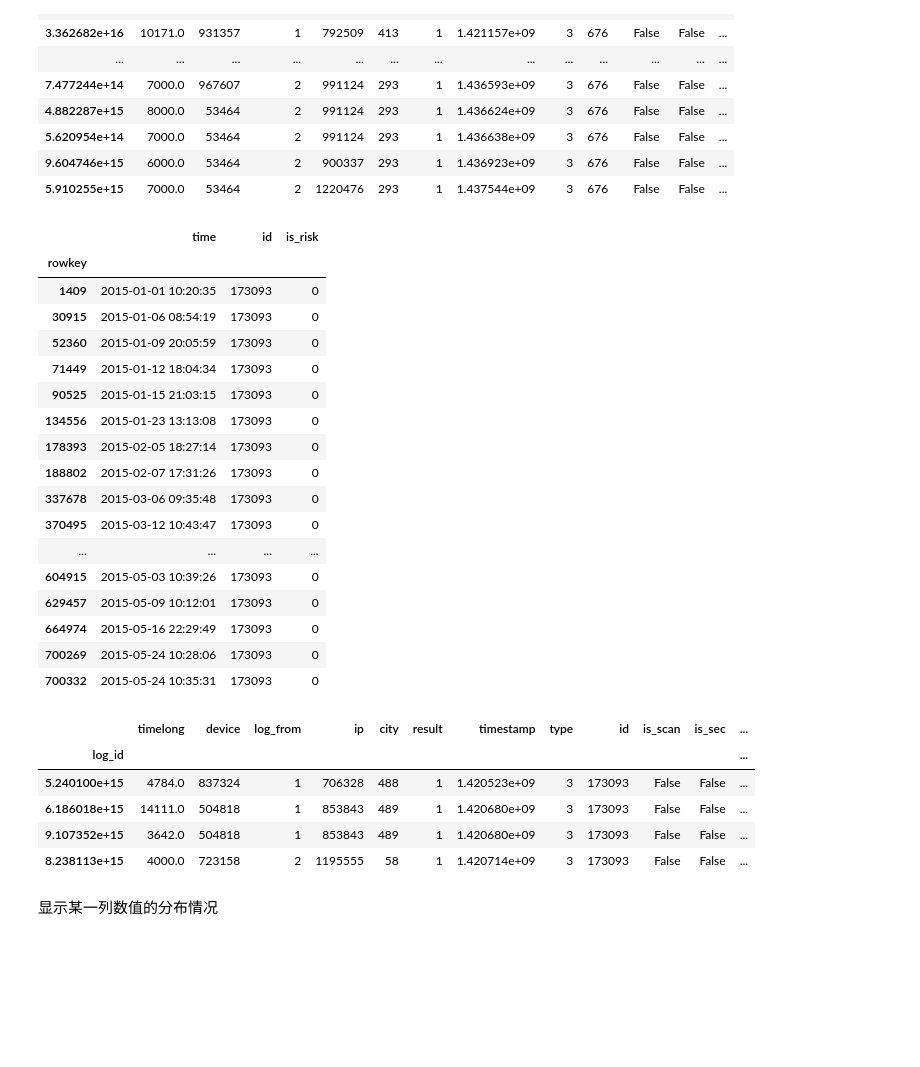
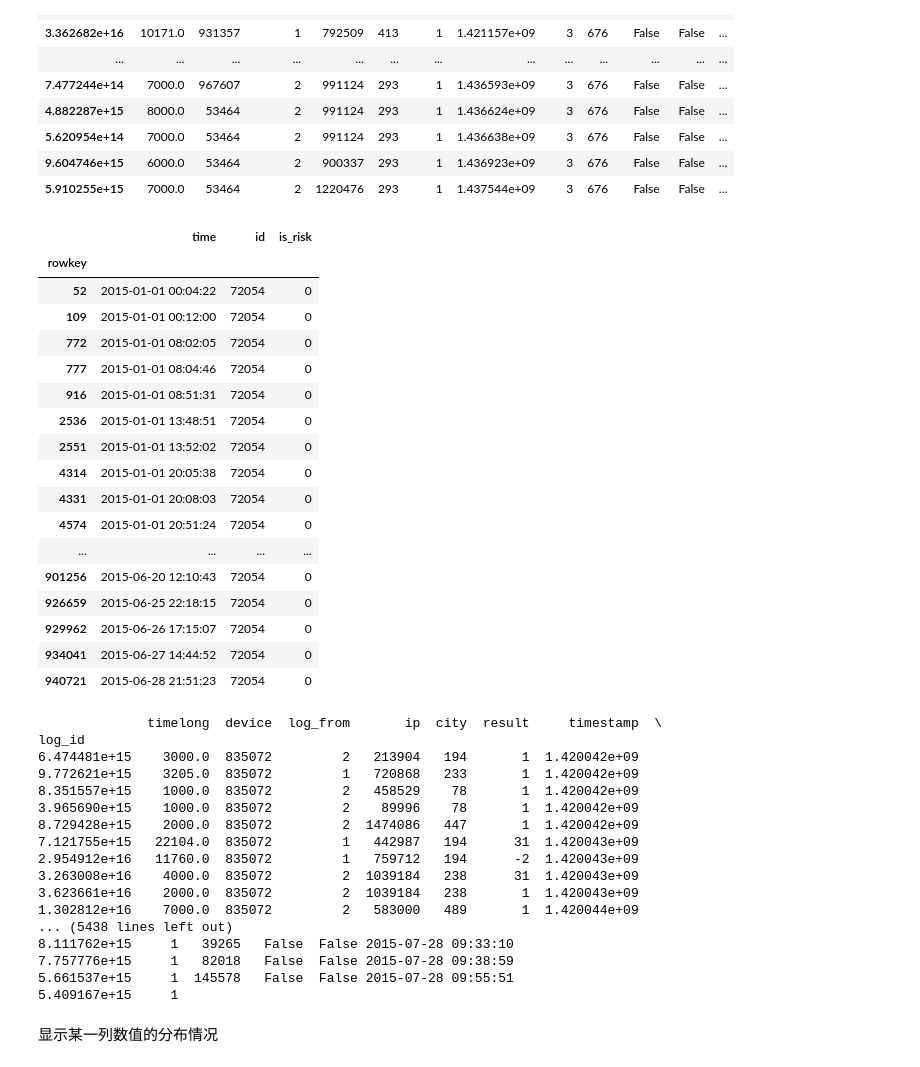
Before and after one commit to tusonggao/Kaggle_code, a Jupyter notebook: jd_contest/jd_contest.ipynb, the cells around one changed output. Saved outputs shown, nothing was run; the diff lists cells and outputs as text; code cells hidden in the pictures; blank space fills up the shorter version.

```diff
--- a/jd_contest/jd_contest.ipynb
+++ b/jd_contest/jd_contest.ipynb
@@ -52,42 +52,42 @@ removed_duplicate_login_df[removed_duplicate_login_df.id==676].sort_values(by='t
 # %%
 # 得到一列不同的值
 login_df['result'].unique()
 login_df['id'].unique()
 len(login_df['city'].unique()), len(login_df.index)
 trade_df.count()
 merged_login_df.dtypes
 # trade_df[trade_df.is_scan==True].sort_values(by='time', ascending = True)  # 174422
-trade_df[trade_df.id== 173093].sort_values(by='time', ascending = True)  # 174422
+trade_df[trade_df.id== 72054].sort_values(by='time', ascending = True)  # 174422
 # login_df.sort_values(by='time', ascending = True)  # 174422
 # time_long_negative_df = merged_login_df[merged_login_df.timelong<0].sort_values(by='time', ascending = True)
 # time_long_negative_df
 # is_scan_false_df = merged_login_df[merged_login_df.is_scan==False].sort_values(by='time', ascending = True)
 # is_scan_false_df.to_csv('./data/is_scan_false.csv')
 # is_scan_false_df['timelong'].max(), is_scan_false_df['timelong'].min()
 # len(merged_login_df[merged_login_df.device==835072]['id'].unique())
 # %% [output]
 |  | time | id | is_risk |
 | rowkey |  |  |  |
-| 1409 | 2015-01-01 10:20:35 | 173093 | 0 |
-| 30915 | 2015-01-06 08:54:19 | 173093 | 0 |
-| 52360 | 2015-01-09 20:05:59 | 173093 | 0 |
-| 71449 | 2015-01-12 18:04:34 | 173093 | 0 |
-| 90525 | 2015-01-15 21:03:15 | 173093 | 0 |
-| 134556 | 2015-01-23 13:13:08 | 173093 | 0 |
-| 178393 | 2015-02-05 18:27:14 | 173093 | 0 |
-| 188802 | 2015-02-07 17:31:26 | 173093 | 0 |
-| 337678 | 2015-03-06 09:35:48 | 173093 | 0 |
-| 370495 | 2015-03-12 10:43:47 | 173093 | 0 |
+| 52 | 2015-01-01 00:04:22 | 72054 | 0 |
+| 109 | 2015-01-01 00:12:00 | 72054 | 0 |
+| 772 | 2015-01-01 08:02:05 | 72054 | 0 |
+| 777 | 2015-01-01 08:04:46 | 72054 | 0 |
+| 916 | 2015-01-01 08:51:31 | 72054 | 0 |
+| 2536 | 2015-01-01 13:48:51 | 72054 | 0 |
+| 2551 | 2015-01-01 13:52:02 | 72054 | 0 |
+| 4314 | 2015-01-01 20:05:38 | 72054 | 0 |
+| 4331 | 2015-01-01 20:08:03 | 72054 | 0 |
+| 4574 | 2015-01-01 20:51:24 | 72054 | 0 |
 | ... | ... | ... | ... |
-| 604915 | 2015-05-03 10:39:26 | 173093 | 0 |
-| 629457 | 2015-05-09 10:12:01 | 173093 | 0 |
-| 664974 | 2015-05-16 22:29:49 | 173093 | 0 |
-| 700269 | 2015-05-24 10:28:06 | 173093 | 0 |
-| 700332 | 2015-05-24 10:35:31 | 173093 | 0 |
+| 901256 | 2015-06-20 12:10:43 | 72054 | 0 |
+| 926659 | 2015-06-25 22:18:15 | 72054 | 0 |
+| 929962 | 2015-06-26 17:15:07 | 72054 | 0 |
+| 934041 | 2015-06-27 14:44:52 | 72054 | 0 |
+| 940721 | 2015-06-28 21:51:23 | 72054 | 0 |
 # %%
-merged_login_df[merged_login_df.id== 173093].sort_values(by='time', ascending = True).iloc[[36, 47, 48, 51]]
+merged_login_df[merged_login_df.id== 72054].sort_values(by='time', ascending = True).iloc[[36, 47, 48, 51]]
 # merged_login_df.sort_values(by='time', ascending = True)
-#merged_login_df[merged_login_df.device==835072].sort_values(by='time', ascending = True)
+merged_login_df[merged_login_df.device==835072].sort_values(by='time', ascending = True)
 # merged_login_df[merged_login_df.ip==1256768].sort_values(by='time', ascending = True)
 # merged_login_df[merged_login_df.city==238].sort_values(by='time', ascending = True)
 # merged_login_df[merged_login_df.device==833972].sort_values(by='time', ascending = True)
@@ -95,12 +95,23 @@ merged_login_df[merged_login_df.id== 173093].sort_values(by='time', ascending =
 #merged_login_df[merged_login_df.timelong>=45739.0].sort_values(by='time', ascending = True)
 # login_test_df[merged_login_df.device==1059981].sort_values(by='time', ascending = True)
 # %% [output]
-|  | timelong | device | log_from | ip | city | result | timestamp | type | id | is_scan | is_sec | ... |
-| log_id |  |  |  |  |  |  |  |  |  |  |  | ... |
-| 5.240100e+15 | 4784.0 | 837324 | 1 | 706328 | 488 | 1 | 1.420523e+09 | 3 | 173093 | False | False | ... |
-| 6.186018e+15 | 14111.0 | 504818 | 1 | 853843 | 489 | 1 | 1.420680e+09 | 3 | 173093 | False | False | ... |
-| 9.107352e+15 | 3642.0 | 504818 | 1 | 853843 | 489 | 1 | 1.420680e+09 | 3 | 173093 | False | False | ... |
-| 8.238113e+15 | 4000.0 | 723158 | 2 | 1195555 | 58 | 1 | 1.420714e+09 | 3 | 173093 | False | False | ... |
+              timelong  device  log_from       ip  city  result     timestamp  \
+log_id
+6.474481e+15    3000.0  835072         2   213904   194       1  1.420042e+09
+9.772621e+15    3205.0  835072         1   720868   233       1  1.420042e+09
+8.351557e+15    1000.0  835072         2   458529    78       1  1.420042e+09
+3.965690e+15    1000.0  835072         2    89996    78       1  1.420042e+09
+8.729428e+15    2000.0  835072         2  1474086   447       1  1.420042e+09
+7.121755e+15   22104.0  835072         1   442987   194      31  1.420043e+09
+2.954912e+16   11760.0  835072         1   759712   194      -2  1.420043e+09
+3.263008e+16    4000.0  835072         2  1039184   238      31  1.420043e+09
+3.623661e+16    2000.0  835072         2  1039184   238       1  1.420043e+09
+1.302812e+16    7000.0  835072         2   583000   489       1  1.420044e+09
+... (5438 lines left out)
+8.111762e+15     1   39265   False  False 2015-07-28 09:33:10
+7.757776e+15     1   82018   False  False 2015-07-28 09:38:59
+5.661537e+15     1  145578   False  False 2015-07-28 09:55:51
+5.409167e+15     1
 # %% [markdown]
 显示某一列数值的分布情况
 # %%
```
Also changed, not shown: 1 other file.
